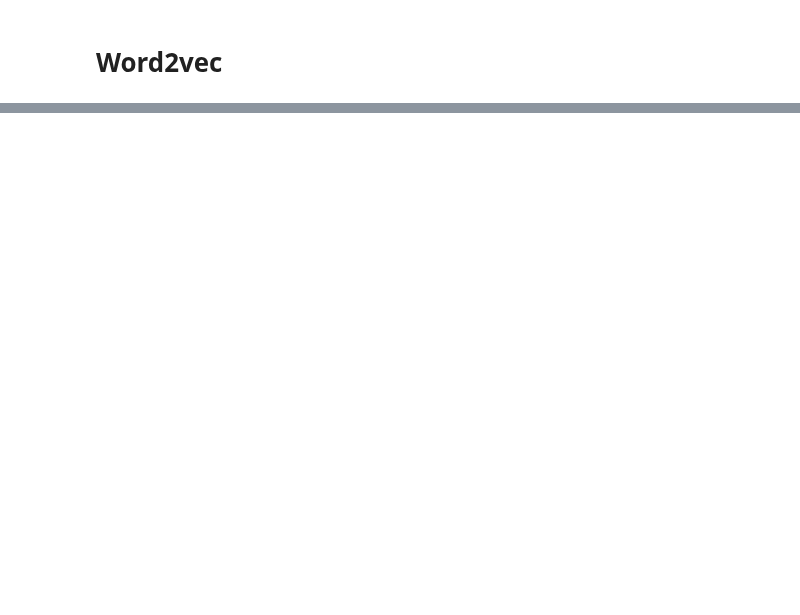
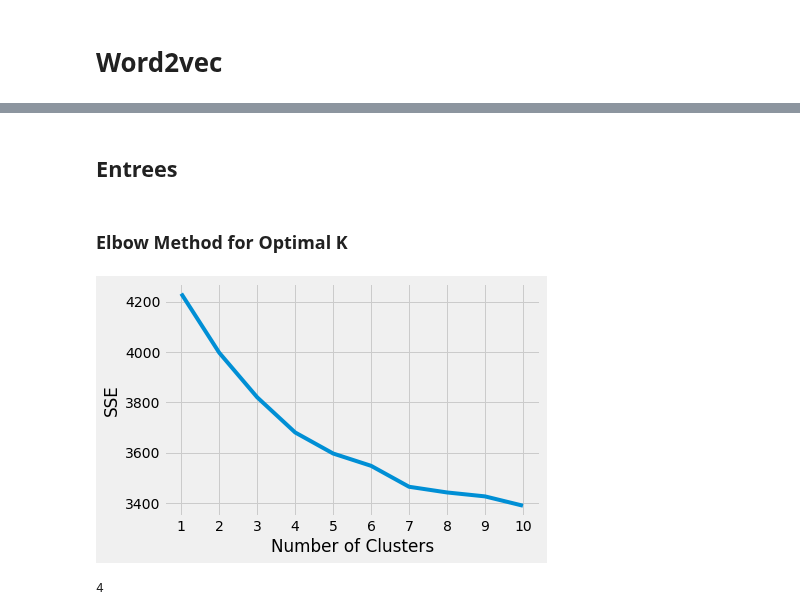
Before and after one commit to eunchanity/davids_repo, a Jupyter notebook: projects/project4_chopped/notebooks/project4_chopped.ipynb, the cells around one changed output, grey strips where cells are left out. Saved outputs shown, nothing was run; the diff lists cells and outputs as text; code cells hidden in the pictures; blank space fills up the shorter version.

```diff
--- a/projects/project4_chopped/notebooks/project4_chopped.ipynb
+++ b/projects/project4_chopped/notebooks/project4_chopped.ipynb
@@ -161,0 +244,12 @@ model.most_similar('baby octopus bok choy oyster sauce smoked paprika')
+# %% [markdown]
+## Entrees
+# %% [markdown]
+### Elbow Method for Optimal K
+# %%
+elbow_kplot(entrees_matrix)
+# %% [output]
+[figure, added]
+# %%
+elbow_kvalue(entrees_matrix)
+# %% [output]
+4
```
Also changed, not shown: parts of 73 cells of this notebook, 6 other files.
